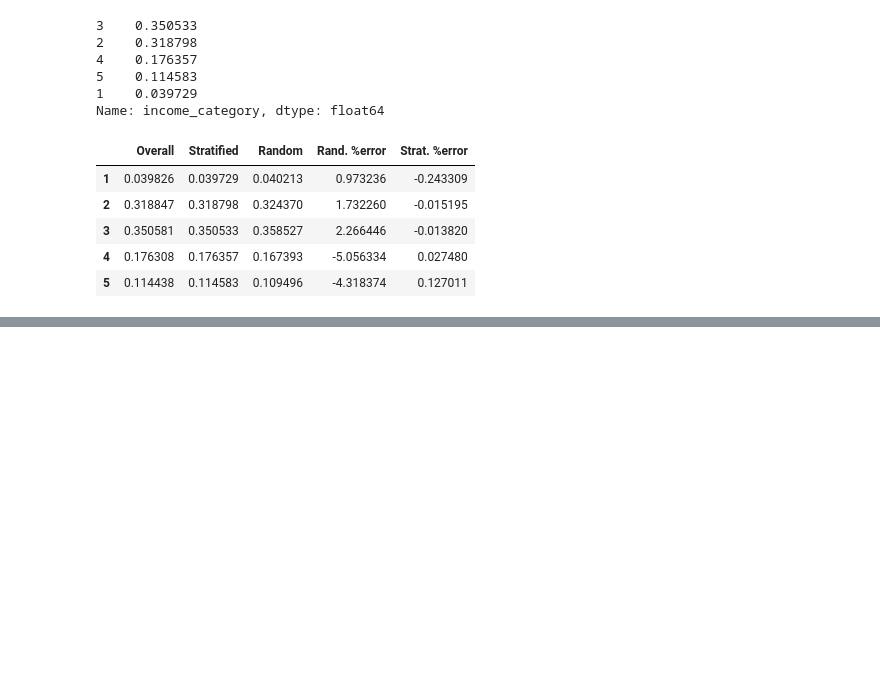
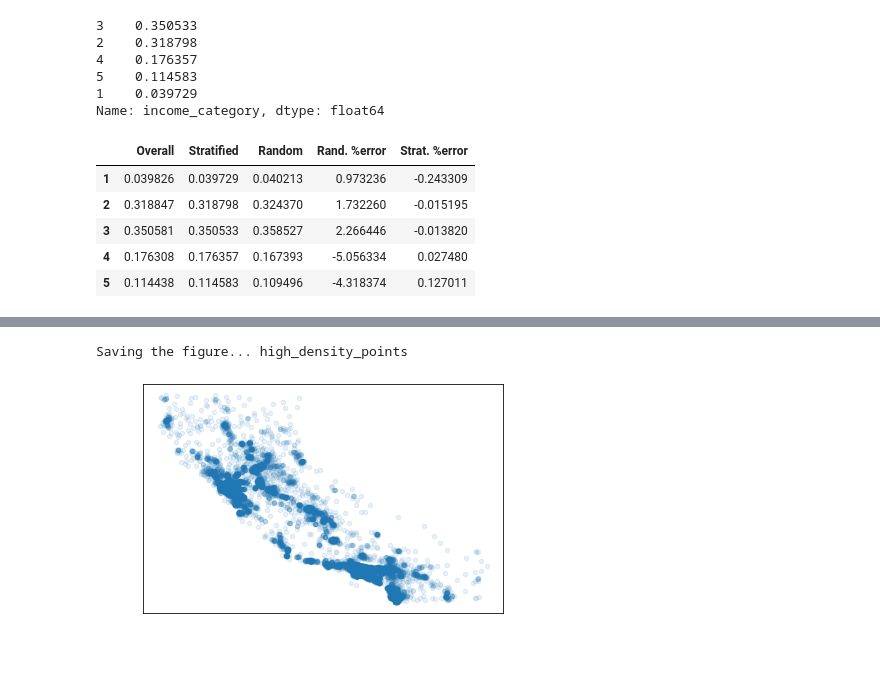
Before and after one commit to Zad-100/End-To-End-Machine-Learning-Project, a Jupyter notebook: housing.ipynb, the cells around one changed output, grey strips where cells are left out. Drawn from its saved outputs; the diff is of its cells as text; code cells hidden in the pictures; blank space fills up the shorter version.

```diff
--- a/housing.ipynb
+++ b/housing.ipynb
@@ -356,0 +363,7 @@ memory usage: 354.8+ KB
+# %%
+# Setting alpha to 0.1 makes it easier to visualise the high density points
+trainDF.plot(kind="scatter", x="longitude", y="latitude", alpha=0.1)
+saveFigures("high_density_points")
+# %% [output]
+Saving the figure... high_density_points
+[figure, added]
```
Also changed, not shown: parts of 8 cells of this notebook, 3 other files.
